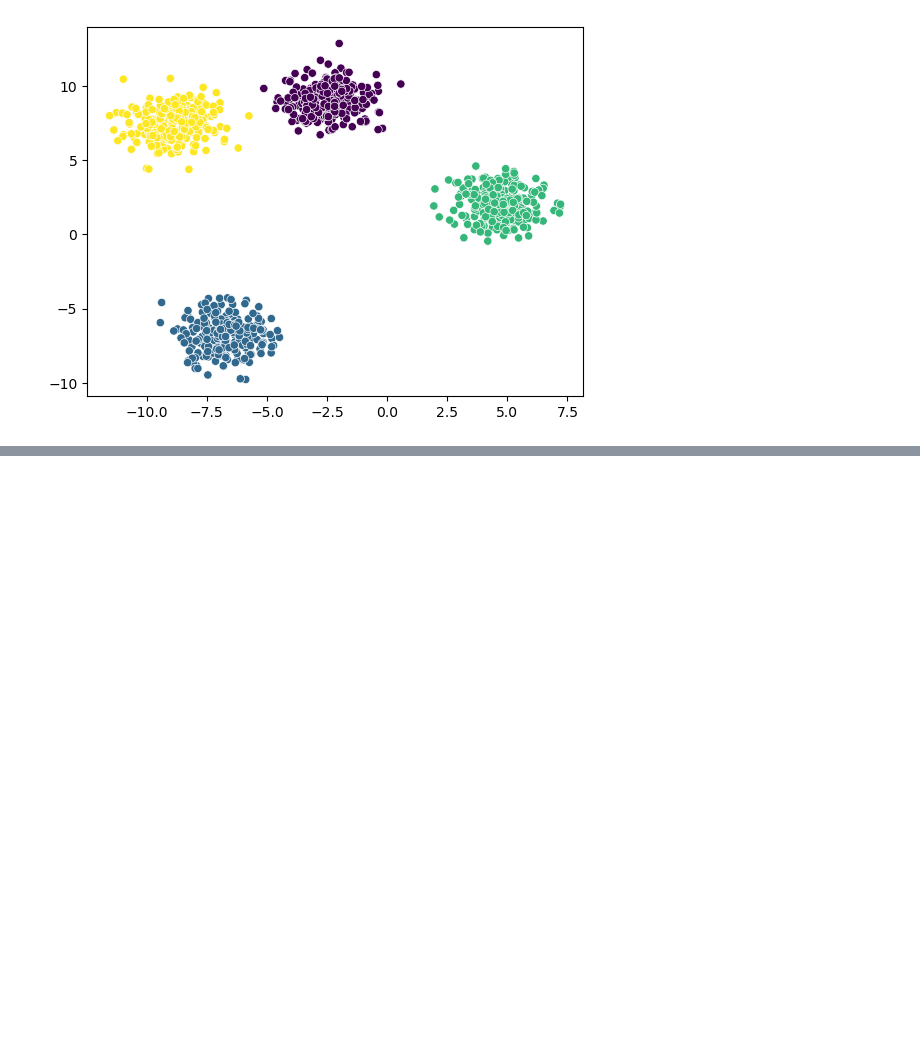
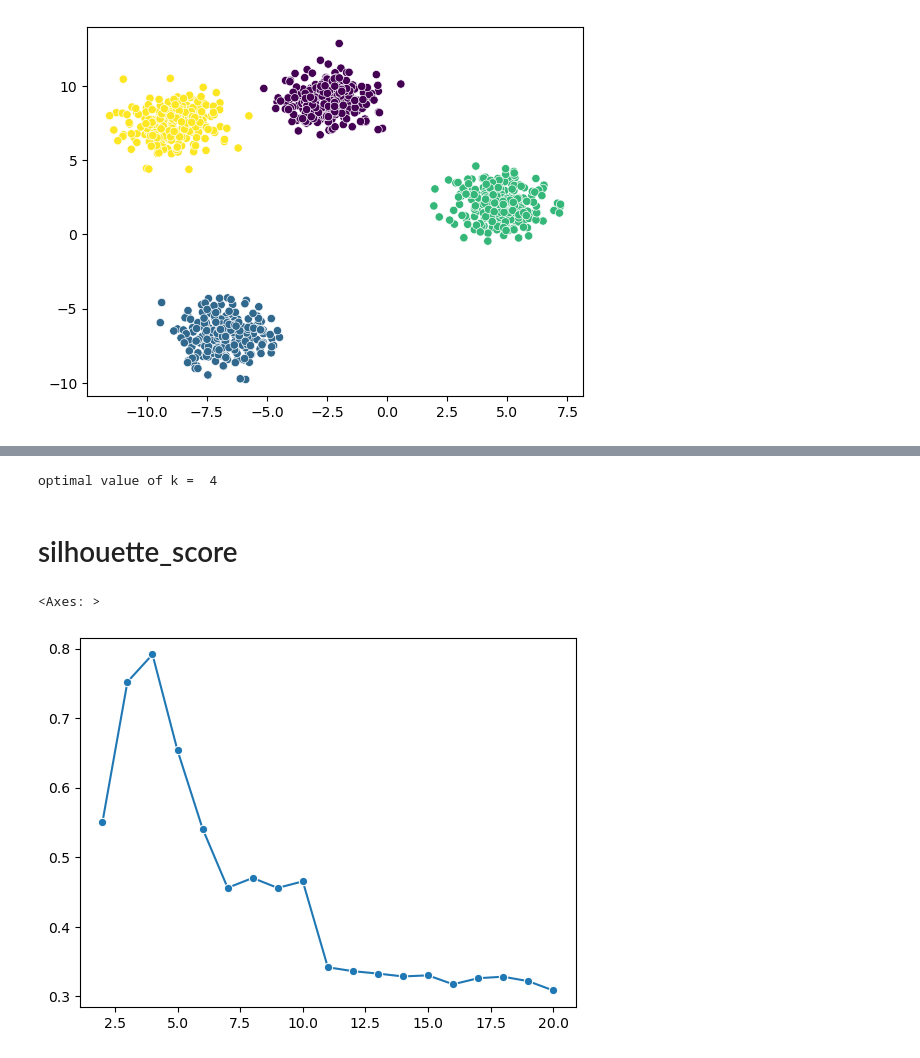
Before and after one commit to shivam-gupta90/Unsupervised-ml, a Jupyter notebook: k_mean_clusterning/Kmean_algo.ipynb, the cells around one changed output, grey strips where cells are left out. Drawn from its saved outputs; the diff is of its cells as text; code cells hidden in the pictures; blank space fills up the shorter version.

```diff
--- a/k_mean_clusterning/Kmean_algo.ipynb
+++ b/k_mean_clusterning/Kmean_algo.ipynb
@@ -33,0 +64,6 @@ sns.scatterplot(x = X[:,0],y = X[:,1], c=labels)
+# %%
+print("optimal value of k = ",knee.elbow)
+# %% [output]
+optimal value of k =  4
+# %% [markdown]
+# silhouette_score
@@ -33,0 +72,14 @@ sns.scatterplot(x = X[:,0],y = X[:,1], c=labels)
+# %%
+ss =[]
+for k in range(2,21):    # we start it from 2 beacuase 1 cluster doesnot make senses
+    Kmeans = KMeans(n_clusters = k)
+    labels = Kmeans.fit_predict(X)
+    score = silhouette_score(X , labels)
+
+    ss.append(score)
+# %%
+# plot = k $ ss
+sns.lineplot(x = range(2,21), y = ss, marker = 'o')
+# %% [output]
+<Axes: >
+[figure, added]
```
Also changed, not shown: parts of 8 cells of this notebook, 1 other file.
